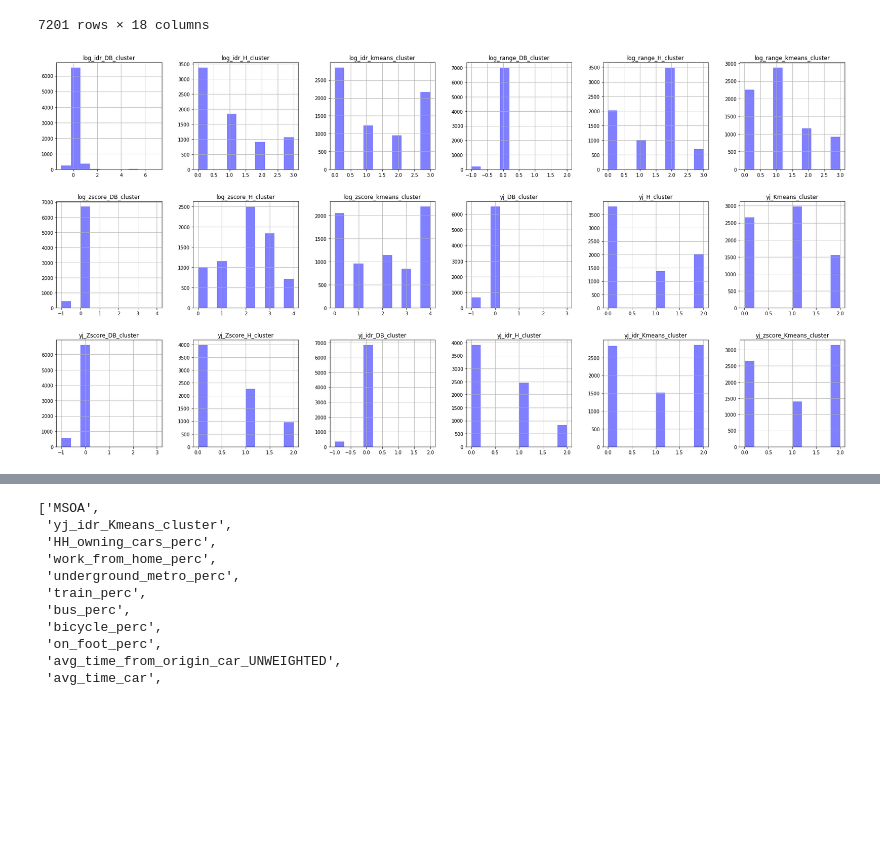
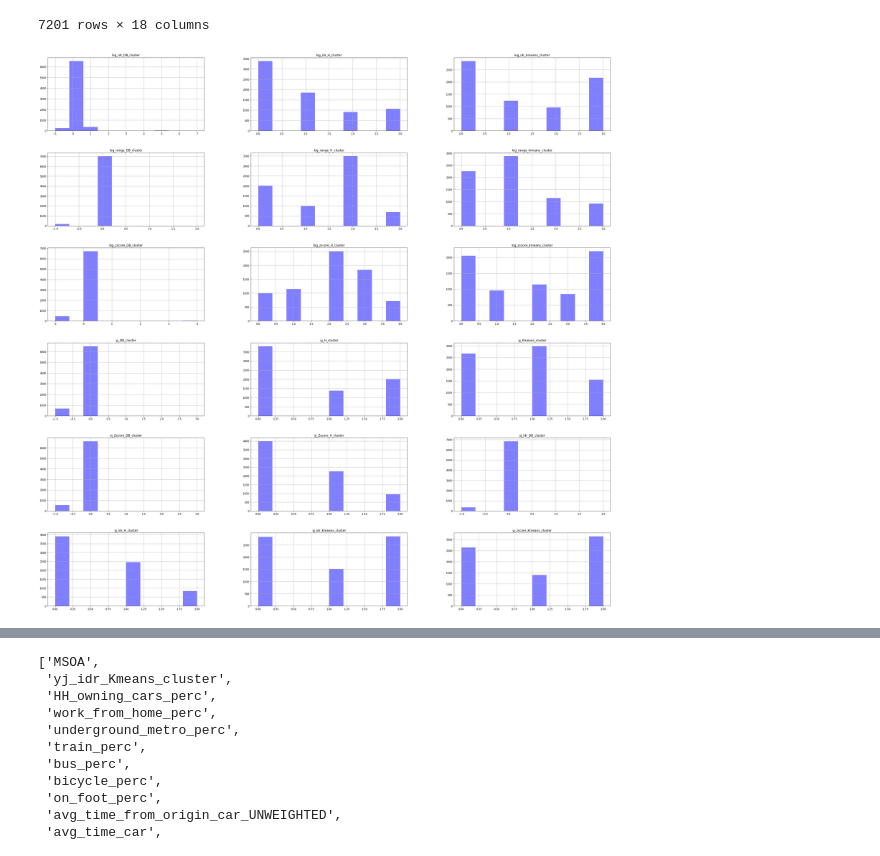
Before and after one commit to natesheehan/spidercartographers, a Jupyter notebook: Scripts/Evaluating Clusters.ipynb, the cells around one changed output, grey strips where cells are left out. Saved outputs shown, nothing was run; the diff lists cells and outputs as text; code cells hidden in the pictures; blank space fills up the shorter version.

Commit message:
plots

```diff
--- a/Scripts/Evaluating Clusters.ipynb
+++ b/Scripts/Evaluating Clusters.ipynb
@@ -83,6 +83,7 @@ cluster_data
 7201 rows × 18 columns
 # %%
 #plot the results
-cluster_data.hist(layout=(3, 6), figsize=(30, 15), color='blue', alpha=.5);
+cluster_data.hist(layout=(6, 3), figsize=(40, 40), color='blue', alpha=.5);
+plt.savefig('Plots/All_Clustering_Algorithms.png')
 # %% [output]
-[figure, old version]
+[figure, new version]
```
Also changed, not shown: parts of 2 cells of this notebook, 17 other files.
